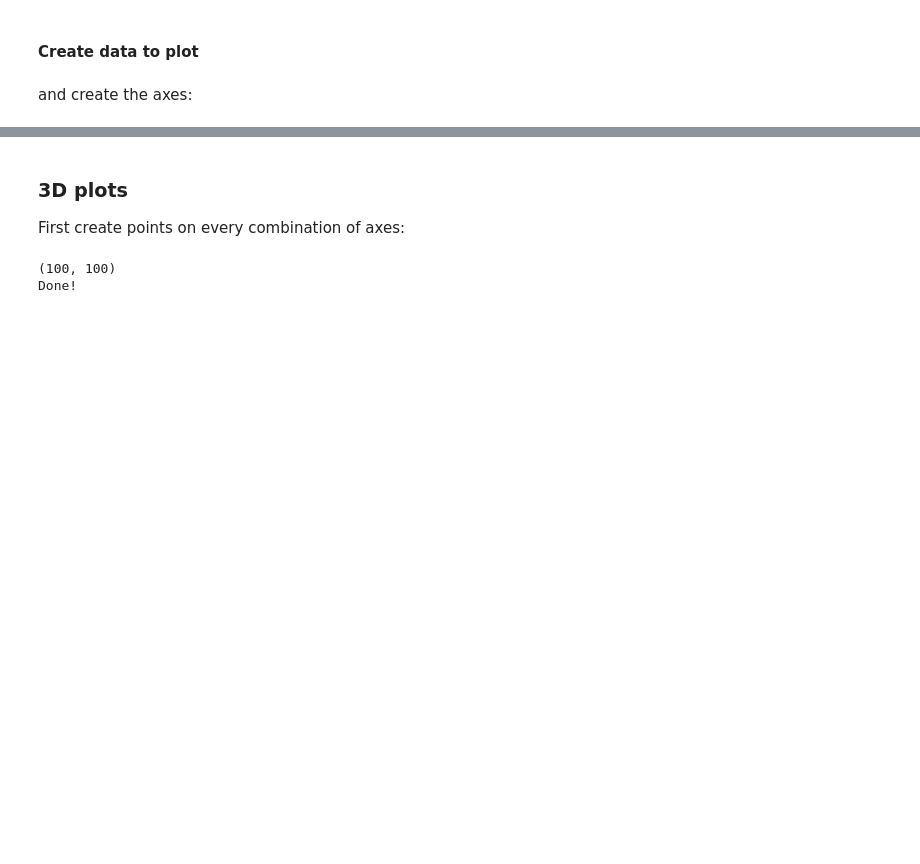
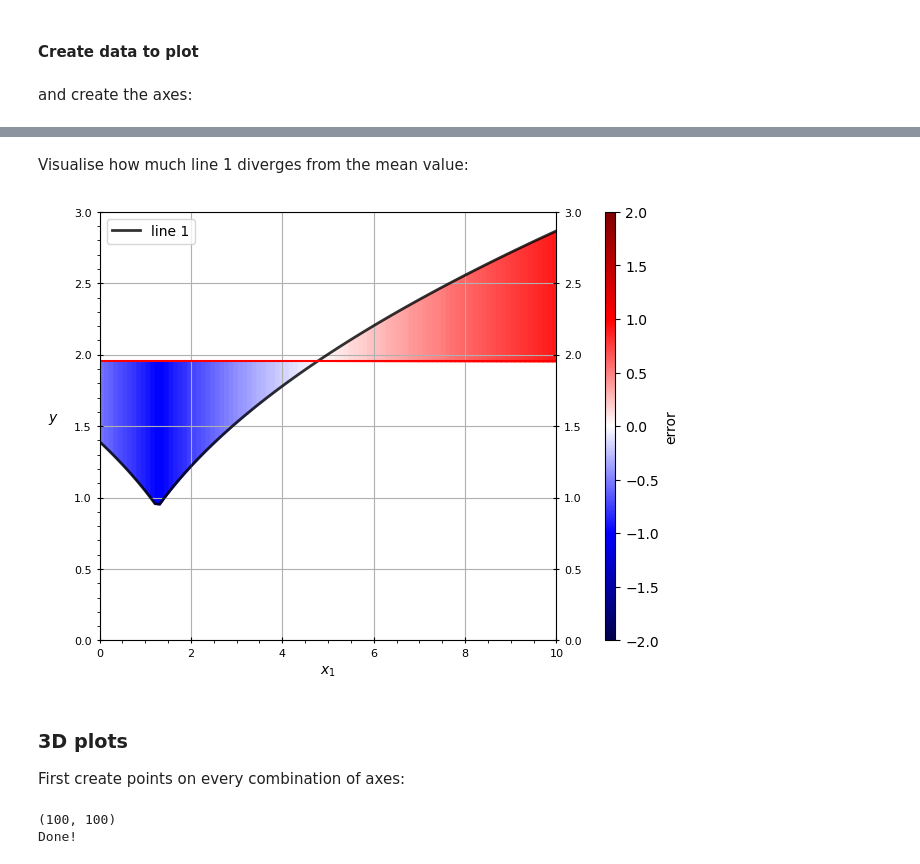
Before and after one commit to troytmannetje/code-archive, a Jupyter notebook: Untitled.ipynb, the cells around one changed output, grey strips where cells are left out. Saved outputs shown, nothing was run; the diff lists cells and outputs as text; code cells hidden in the pictures; blank space fills up the shorter version.

```diff
--- a/Untitled.ipynb
+++ b/Untitled.ipynb
@@ -21,3 +63,25 @@ x5_ = np.linspace(-10, 10,11)
+# %% [markdown]
+Visualise how much line 1 diverges from the mean value:
+# %%
+# create and plot reference data
+reference=y.mean()
+ax.axhline(reference, color='red', linestyle=None)
+
+# compare difference between two sets of datapoints
+cmap = colormaps['seismic'] # select colormap
+norm = colors.Normalize(vmin=-2,vmax=2) # normalisation method
+errorcolor = cmap(norm(y-reference)) # convert float between 0 to 1 to RGB
+
+# fill
+for i in range(len(x1)-1):
+    ax.fill_between(x1[i:(i+2)], y[i:(i+2)], reference, interpolate=True,
+                    facecolor=errorcolor[i],edgecolor='face')
+cbar = fig.colorbar(cm.ScalarMappable(norm=norm, cmap=cmap),ax=ax,aspect=40)
+cbar.set_label(f"error")
+
+fig
+# %% [output]
+[figure, added]
 # %% [markdown]
 ### 3D plots
 First create points on every combination of axes:
```
Also changed, not shown: parts of 5 cells of this notebook.
